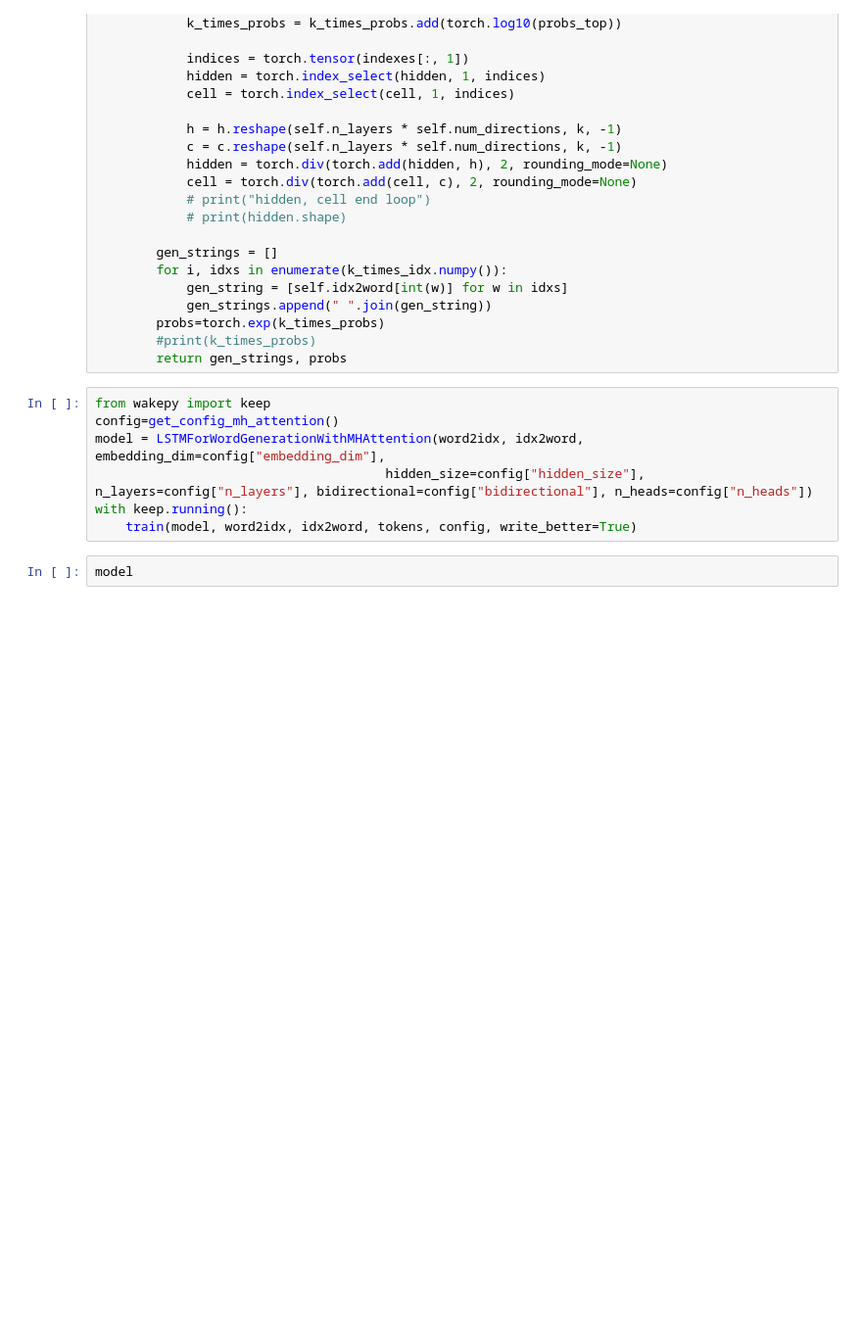
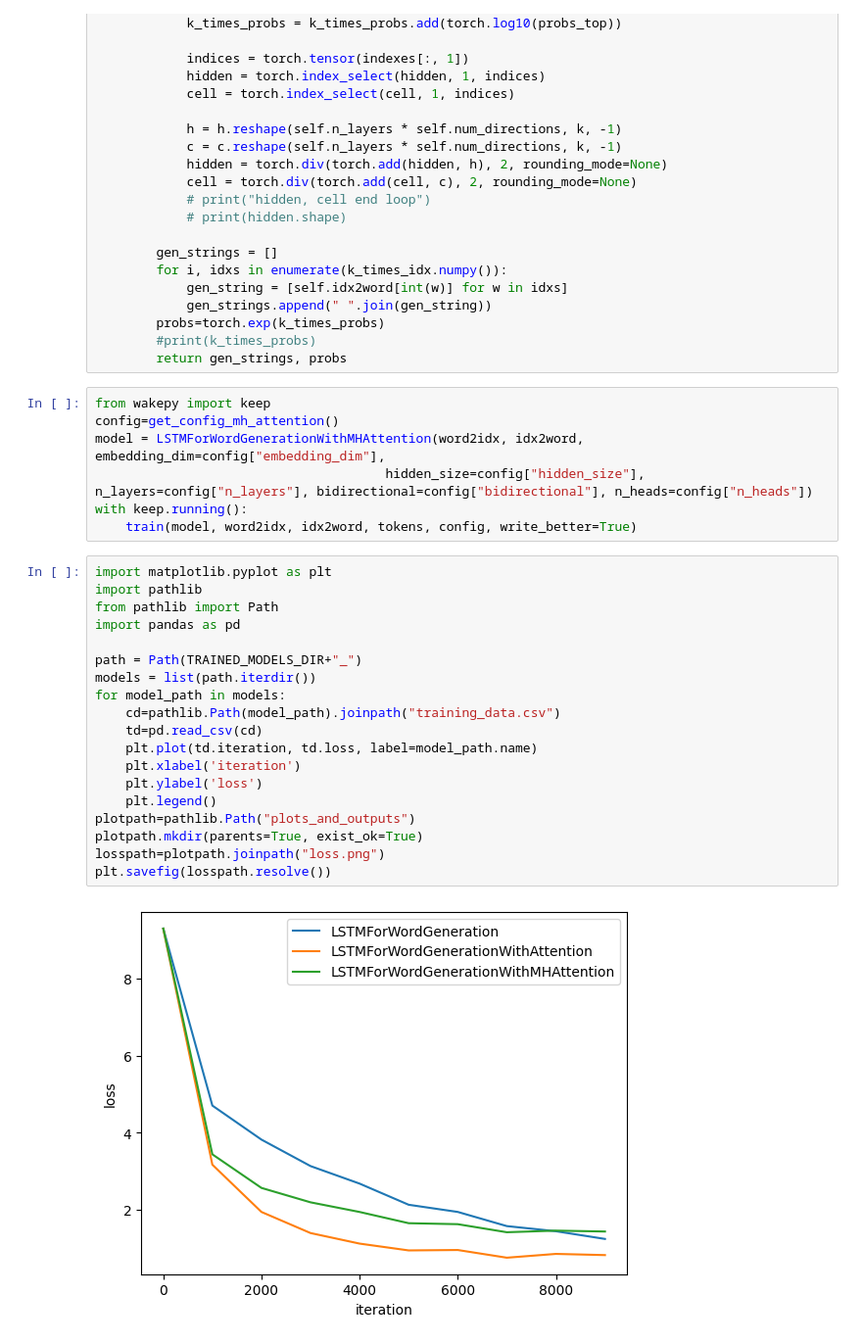
Before and after one commit to wilfred11/lstms-for-generation, a Jupyter notebook: lstms-for-generation.ipynb, the cells around one changed output. Shown at 98% size. Drawn from its saved outputs; the diff is of its cells as text; blank space fills up the shorter version.

```diff
--- a/lstms-for-generation.ipynb
+++ b/lstms-for-generation.ipynb
@@ -986,5 +986,24 @@ model = LSTMForWordGenerationWithMHAttention(word2idx, idx2word, embedding_dim=c
                                       hidden_size=config["hidden_size"], n_layers=config["n_layers"], bidirectional=config["bidirectional"], n_heads=config["n_heads"])
 with keep.running():
     train(model, word2idx, idx2word, tokens, config, write_better=True)
-# %%
-model
+# %%
+import matplotlib.pyplot as plt
+import pathlib
+from pathlib import Path
+import pandas as pd
+
+path = Path(TRAINED_MODELS_DIR+"_")
+models = list(path.iterdir())
+for model_path in models:
+    cd=pathlib.Path(model_path).joinpath("training_data.csv")
+    td=pd.read_csv(cd)
+    plt.plot(td.iteration, td.loss, label=model_path.name)
+    plt.xlabel('iteration')
+    plt.ylabel('loss')
+    plt.legend()
+plotpath=pathlib.Path("plots_and_outputs")
+plotpath.mkdir(parents=True, exist_ok=True)
+losspath=plotpath.joinpath("loss.png")
+plt.savefig(losspath.resolve())
+# %% [output]
+[figure, added]
```
Also changed, not shown: parts of 5 cells of this notebook, 5 other files.
